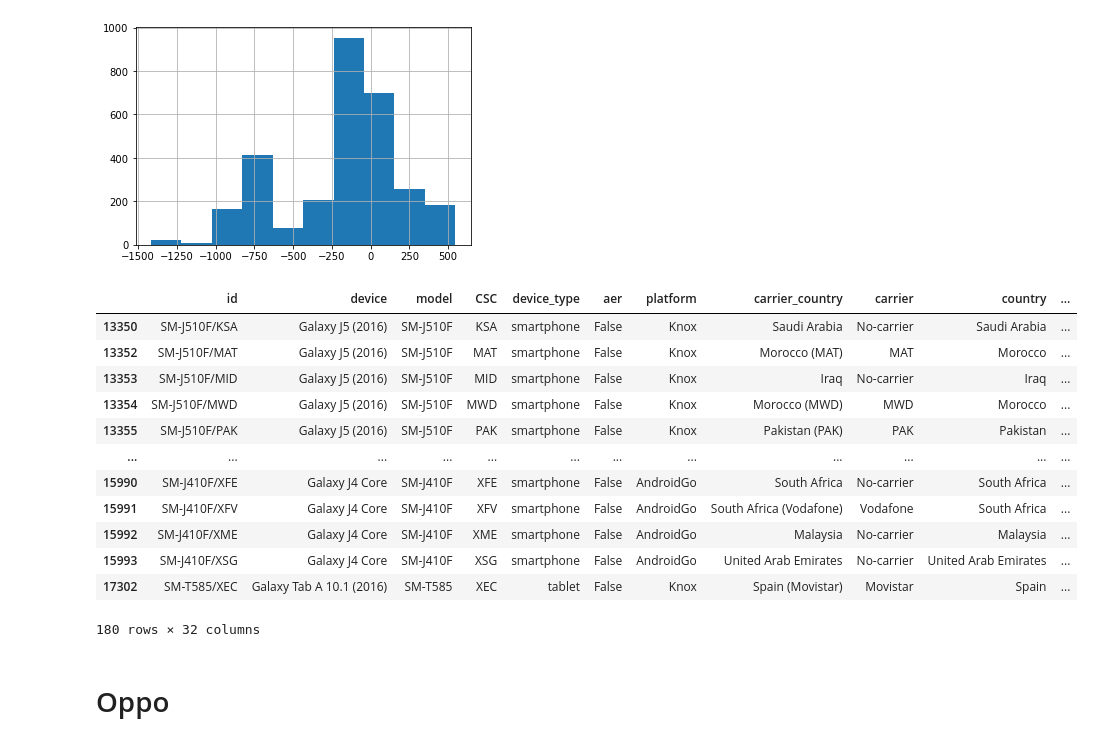
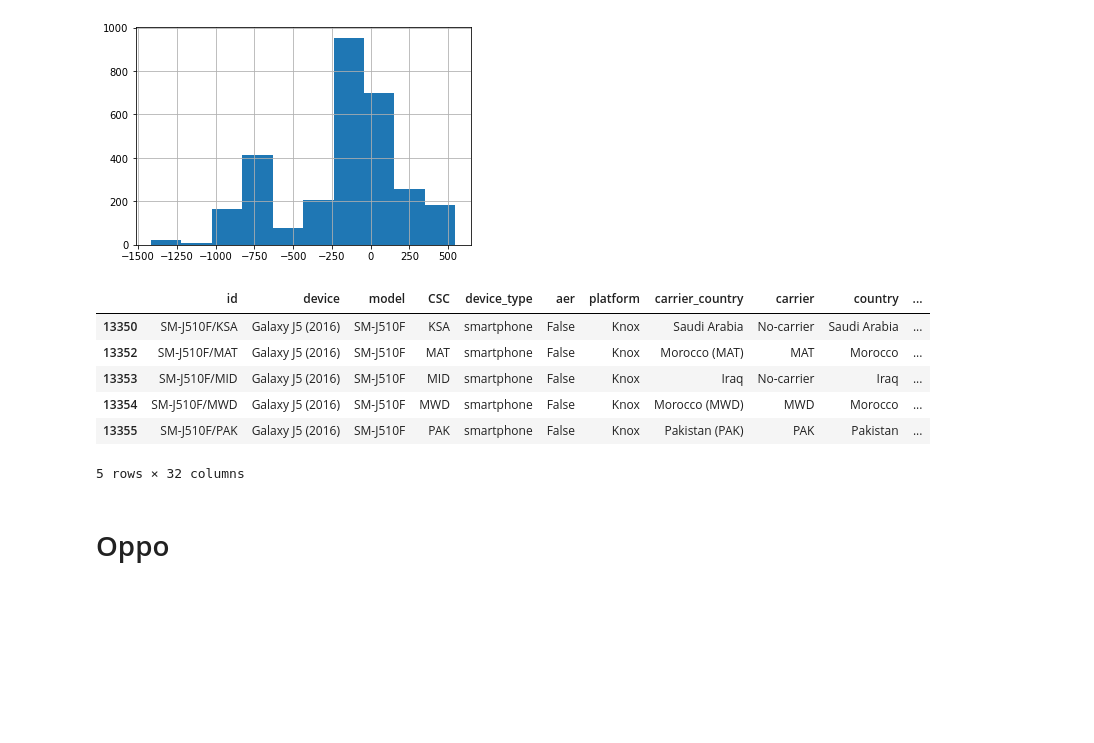
Before and after one commit to cslfiu/Android-Security-Updates, a Jupyter notebook: Code/5-Key-Issues.ipynb, the cells around one changed output. Drawn from its saved outputs; the diff is of its cells as text; code cells hidden in the pictures; blank space fills up the shorter version.

```diff
--- a/Code/5-Key-Issues.ipynb
+++ b/Code/5-Key-Issues.ipynb
@@ -451,21 +416,15 @@ df_final_biannual_ended['eol_diff'].dt.days.hist()
 <AxesSubplot:>
 [figure]
 # %%
-df_final_biannual_ended[df_final_biannual_ended['eol_diff'].dt.days>365]
+df_final_biannual_ended[df_final_biannual_ended['eol_diff'].dt.days>365].head()
 # %% [output]
 |  | id | device | model | CSC | device_type | aer | platform | carrier_country | carrier | country | ... |
 | 13350 | SM-J510F/KSA | Galaxy J5 (2016) | SM-J510F | KSA | smartphone | False | Knox | Saudi Arabia | No-carrier | Saudi Arabia | ... |
 | 13352 | SM-J510F/MAT | Galaxy J5 (2016) | SM-J510F | MAT | smartphone | False | Knox | Morocco (MAT) | MAT | Morocco | ... |
 | 13353 | SM-J510F/MID | Galaxy J5 (2016) | SM-J510F | MID | smartphone | False | Knox | Iraq | No-carrier | Iraq | ... |
 | 13354 | SM-J510F/MWD | Galaxy J5 (2016) | SM-J510F | MWD | smartphone | False | Knox | Morocco (MWD) | MWD | Morocco | ... |
 | 13355 | SM-J510F/PAK | Galaxy J5 (2016) | SM-J510F | PAK | smartphone | False | Knox | Pakistan (PAK) | PAK | Pakistan | ... |
-| ... | ... | ... | ... | ... | ... | ... | ... | ... | ... | ... | ... |
-| 15990 | SM-J410F/XFE | Galaxy J4 Core | SM-J410F | XFE | smartphone | False | AndroidGo | South Africa | No-carrier | South Africa | ... |
-| 15991 | SM-J410F/XFV | Galaxy J4 Core | SM-J410F | XFV | smartphone | False | AndroidGo | South Africa (Vodafone) | Vodafone | South Africa | ... |
-| 15992 | SM-J410F/XME | Galaxy J4 Core | SM-J410F | XME | smartphone | False | AndroidGo | Malaysia | No-carrier | Malaysia | ... |
-| 15993 | SM-J410F/XSG | Galaxy J4 Core | SM-J410F | XSG | smartphone | False | AndroidGo | United Arab Emirates | No-carrier | United Arab Emirates | ... |
-| 17302 | SM-T585/XEC | Galaxy Tab A 10.1 (2016) | SM-T585 | XEC | tablet | False | Knox | Spain (Movistar) | Movistar | Spain | ... |
-180 rows × 32 columns
+5 rows × 32 columns
 # %% [markdown]
 # Oppo
 # %%
```
Also changed, not shown: parts of 35 cells of this notebook.
